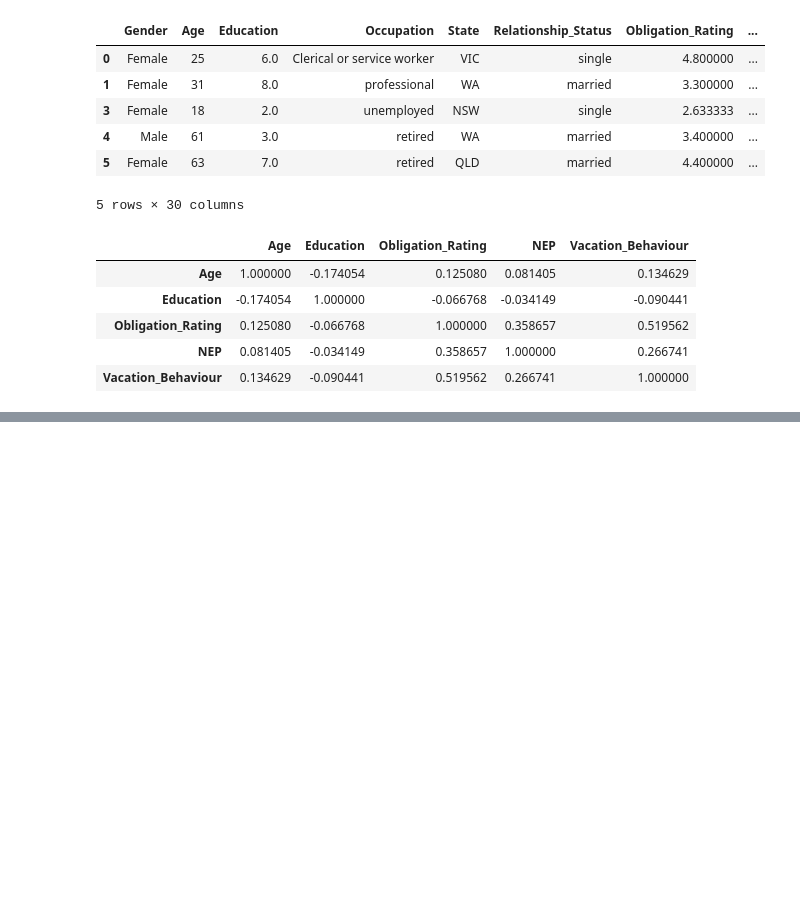
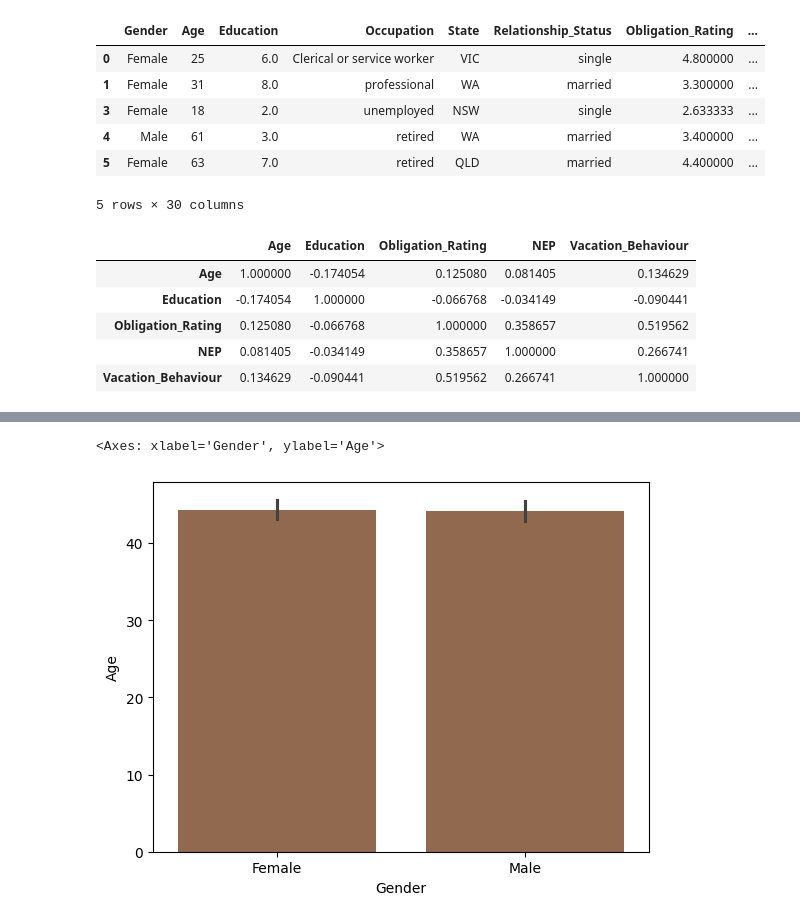
Before and after one commit to Uraniumking007/College-Stuff, a Jupyter notebook: BE/codeunnati/python_scripts_ckpcet/project_on_data_analytics/data_analytics_on_vacation_data/Data_Analytics_On_Vacation_Data.ipynb, the cells around one changed output, grey strips where cells are left out. Cells and saved outputs as stored; diff of their text form; code cells hidden in the pictures; blank space fills up the shorter version.

```diff
--- a/BE/codeunnati/python_scripts_ckpcet/project_on_data_analytics/data_analytics_on_vacation_data/Data_Analytics_On_Vacation_Data.ipynb
+++ b/BE/codeunnati/python_scripts_ckpcet/project_on_data_analytics/data_analytics_on_vacation_data/Data_Analytics_On_Vacation_Data.ipynb
@@ -1567,0 +1789,7 @@ df_num.corr()
+# %%
+# plot the bar graph
+
+sns.barplot(df_vacation_data, x='Gender', y='Age', color='#9c6644')
+# %% [output]
+<Axes: xlabel='Gender', ylabel='Age'>
+[figure, added]
```
Also changed, not shown: parts of 13 cells of this notebook, 9 other files.
